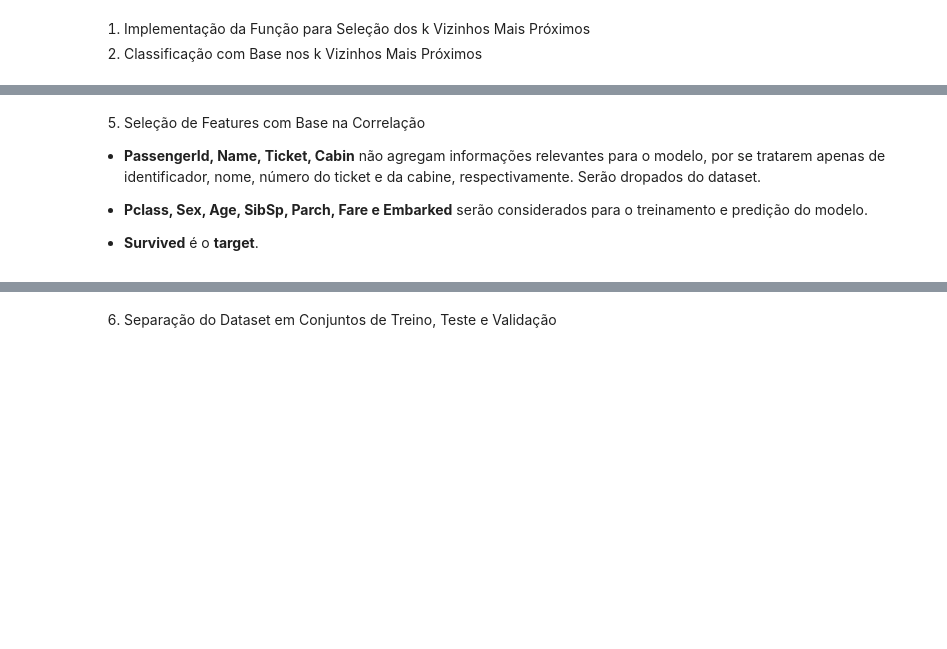
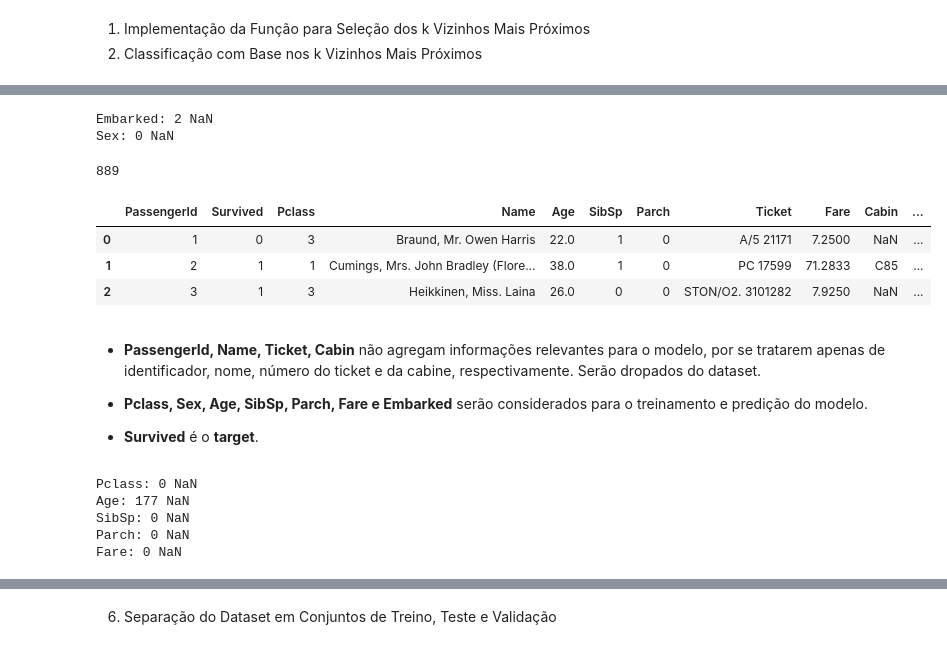
Before and after one commit to luizaclara/KNNtitanic, a Jupyter notebook: Trabalho_02ICD.ipynb, the cells around one changed output, grey strips where cells are left out. Saved outputs shown, nothing was run; the diff lists cells and outputs as text; code cells hidden in the pictures; blank space fills up the shorter version.

```diff
--- a/Trabalho_02ICD.ipynb
+++ b/Trabalho_02ICD.ipynb
@@ -78,5 +73,28 @@ dataframe = pd.read_csv("titanic.csv")
+# %%
+# Avaliar quantidade de amostras NaN nas features categóricas para dropar ou preencher valores vazios
+nan_Embarked = dataframe['Embarked'].isna().sum()
+nan_Sex = dataframe['Sex'].isna().sum()
+print(f'Embarked: {nan_Embarked} NaN')
+print(f'Sex: {nan_Sex} NaN')
+
+# Dropar 2 linhas NaN de Embarked
+dataframe.dropna(subset='Embarked', inplace=True)
+len(dataframe)
+# %% [output]
+Embarked: 2 NaN
+Sex: 0 NaN
+889
 # %%
 # Transformar a coluna 'Sex' e 'Embarked' em duas colunas (Passo 3)
 encoder = OneHotEncoder(sparse_output=False)
 encoded_data = encoder.fit_transform(dataframe[['Sex', 'Embarked']])
 encoded_dataframe = pd.DataFrame(encoded_data, columns=encoder.get_feature_names_out(['Sex', 'Embarked']))
+
+# Adicionar a coluna 'PassengerId' ao encoded_dataframe
+encoded_dataframe['PassengerId'] = dataframe['PassengerId'].values
+
+# Fazer a concatenação baseada na coluna 'PassengerId'
+final_dataframe = pd.merge(dataframe, encoded_dataframe, on='PassengerId')
+
+# Remover as colunas 'Sex' e 'Embarked' do dataframe
+final_dataframe.drop(['Sex', 'Embarked'], axis=1, inplace=True)
@@ -101,6 +101,11 @@ for column in ['Age', 'Fare']:
+# %%
+final_dataframe.head(3)
+# %% [output]
+|  | PassengerId | Survived | Pclass | Name | Age | SibSp | Parch | Ticket | Fare | Cabin | ... |
+| 0 | 1 | 0 | 3 | Braund, Mr. Owen Harris | 22.0 | 1 | 0 | A/5 21171 | 7.2500 | NaN | ... |
+| 1 | 2 | 1 | 1 | Cumings, Mrs. John Bradley (Flore... | 38.0 | 1 | 0 | PC 17599 | 71.2833 | C85 | ... |
+| 2 | 3 | 1 | 3 | Heikkinen, Miss. Laina | 26.0 | 0 | 0 | STON/O2. 3101282 | 7.9250 | NaN | ... |
 # %% [markdown]
-5. Seleção de Features com Base na Correlação
-
 *   **PassengerId, Name, Ticket, Cabin** não agregam informações relevantes para o modelo, por se tratarem apenas de identificador, nome, número do ticket e da cabine, respectivamente. Serão dropados do dataset.
 
 *   **Pclass, Sex, Age, SibSp, Parch, Fare e Embarked** serão considerados para o treinamento e predição do modelo.
@@ -111,0 +114,29 @@ y = ['Survived']
+# %%
+# Dropar features que não serão úteis para o modelo
+final_dataframe.drop(['PassengerId', 'Name', 'Ticket', 'Cabin'], axis=1, inplace=True)
+
+# Avaliando a existência de NaN nas features selecionadas
+nan_Pclass = final_dataframe['Pclass'].isna().sum()
+nan_Age = final_dataframe['Age'].isna().sum()
+nan_SibSp = final_dataframe['SibSp'].isna().sum()
+nan_Parch = final_dataframe['Parch'].isna().sum()
+nan_Fare = final_dataframe['Fare'].isna().sum()
+print(f'Pclass: {nan_Pclass} NaN')
+print(f'Age: {nan_Age} NaN')
+print(f'SibSp: {nan_SibSp} NaN')
+print(f'Parch: {nan_Parch} NaN')
+print(f'Fare: {nan_Fare} NaN')
+
+# Converter colunas de strings para numérico
+final_dataframe['Pclass'] = pd.to_numeric(final_dataframe['Pclass'], errors='coerce')
+final_dataframe['SibSp'] = pd.to_numeric(final_dataframe['SibSp'], errors='coerce')
+final_dataframe['Parch'] = pd.to_numeric(final_dataframe['Parch'], errors='coerce')
+
+# Preenche a idade com a média das idades nas 177 linhas que estão NaN
+final_dataframe['Age'] = final_dataframe['Age'].fillna(dataframe['Age'].mean())
+# %% [output]
+Pclass: 0 NaN
+Age: 177 NaN
+SibSp: 0 NaN
+Parch: 0 NaN
+Fare: 0 NaN
```
Also changed, not shown: parts of 18 cells of this notebook.
